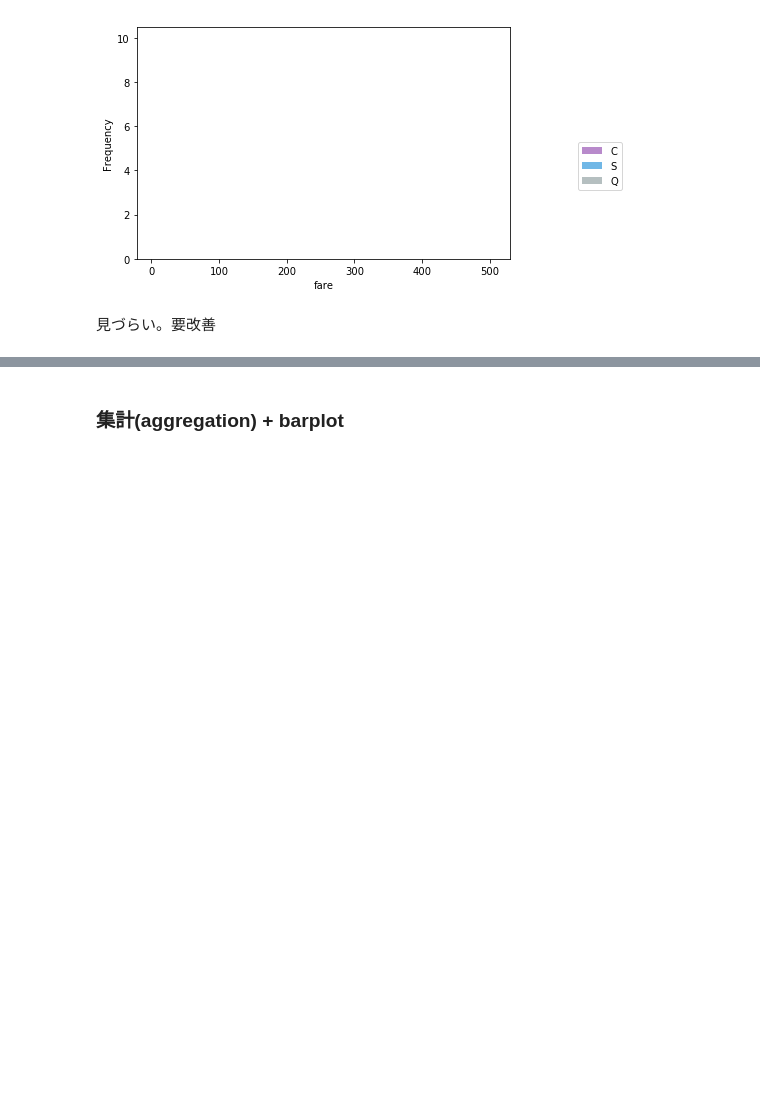
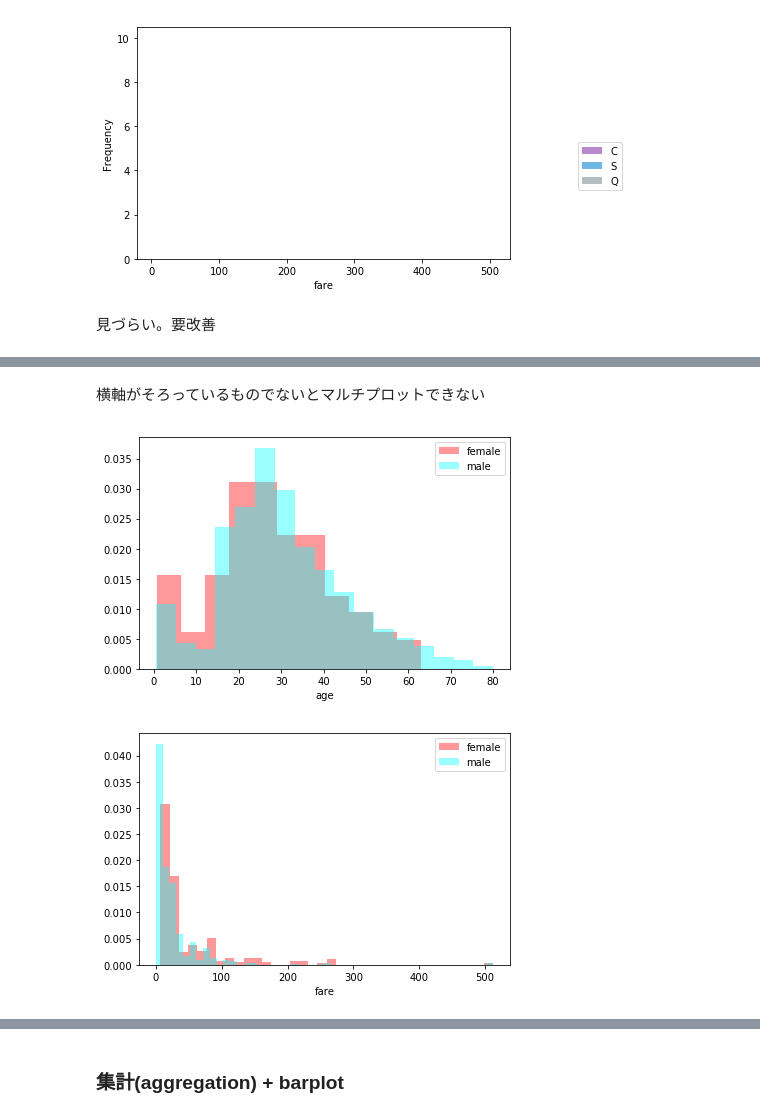
Before and after one commit to junnishina/demo, a Jupyter notebook: seaborn_matplotlib_pandas.ipynb, the cells around one changed output, grey strips where cells are left out. Cells and saved outputs as stored; diff of their text form; code cells hidden in the pictures; blank space fills up the shorter version.

```diff
--- a/seaborn_matplotlib_pandas.ipynb
+++ b/seaborn_matplotlib_pandas.ipynb
@@ -859,0 +885,18 @@ for i, key1 in enumerate(dfn.columns):
+# %% [markdown]
+横軸がそろっているものでないとマルチプロットできない
+# %%
+keyh = 'sex'
+hues = ['female','male']
+dfn = df[['age','fare','sex']].dropna()
+for i, key1 in enumerate(dfn.columns[:-1]):
+    fig, ax=plt.subplots()
+    x=dfn[dfn[keyh]==hues[0]][key1]
+    a = sns.distplot(x, kde=False, rug=False, norm_hist=True, ax=ax, color='red')
+    x=dfn[dfn[keyh]==hues[1]][key1]
+    a = sns.distplot(x, kde=False, rug=False, norm_hist=True, ax=ax, color='cyan')
+    ax.legend(hues)
+    plt.tight_layout()
+#    plt.savefig('png_num/'+str(i)+'.png');
+# %% [output]
+[figure, added]
+[figure, added]
```
Also changed, not shown: parts of 12 cells of this notebook.
